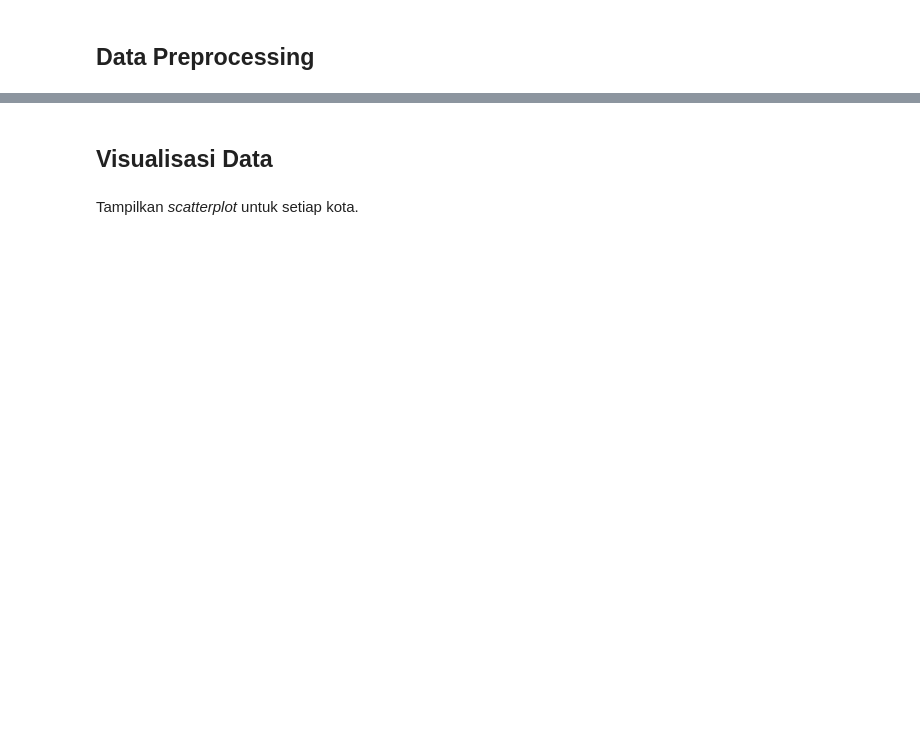
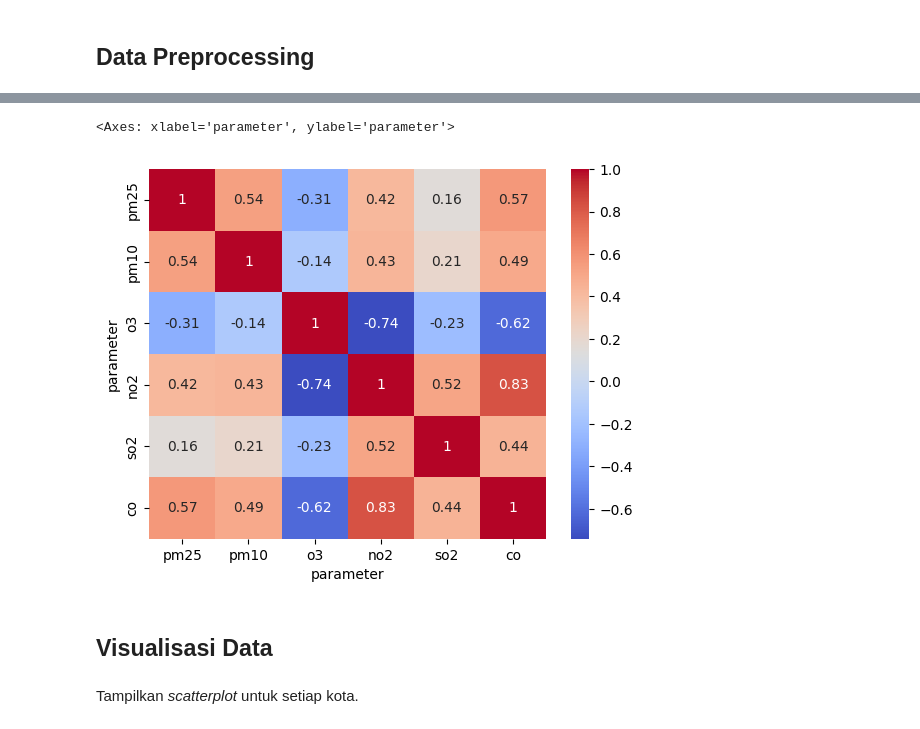
Before and after one commit to RiyanNaffa/ai-project-25, a Jupyter notebook: notebook/final.ipynb, the cells around one changed output, grey strips where cells are left out. Drawn from its saved outputs; the diff is of its cells as text; code cells hidden in the pictures; blank space fills up the shorter version.

```diff
--- a/notebook/final.ipynb
+++ b/notebook/final.ipynb
@@ -159,3 +161,11 @@ location_id                       int64
+# %%
+# Cek korelasi antar polutan
+import seaborn as sns
+corr = df_wide[['pm25', 'pm10', 'o3', 'no2', 'so2', 'co']].corr()
+sns.heatmap(corr, annot=True, cmap='coolwarm')
+# %% [output]
+<Axes: xlabel='parameter', ylabel='parameter'>
+[figure, added]
 # %% [markdown]
 ## Visualisasi Data
 # %% [markdown]
```
Also changed, not shown: parts of 5 cells of this notebook.
